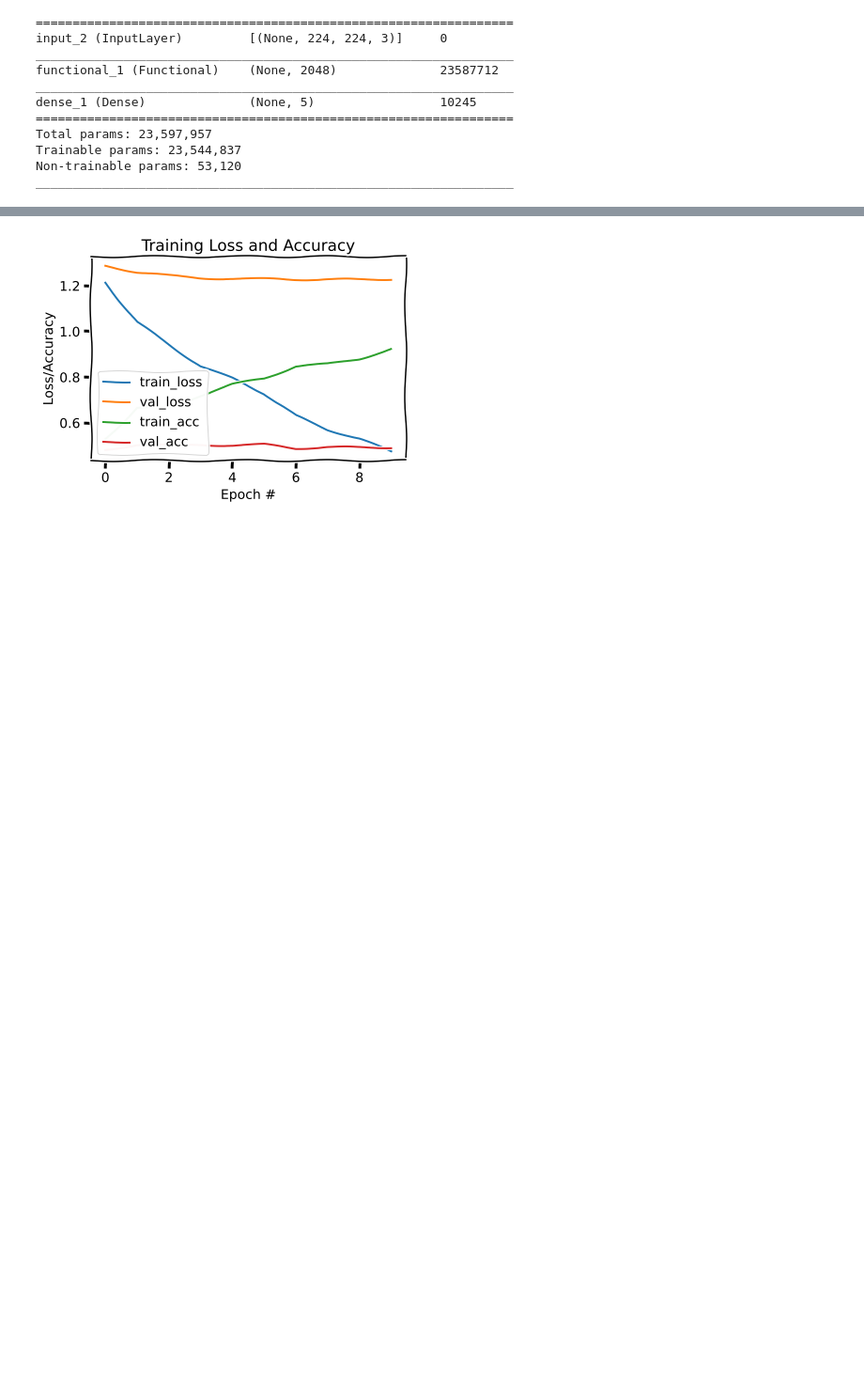
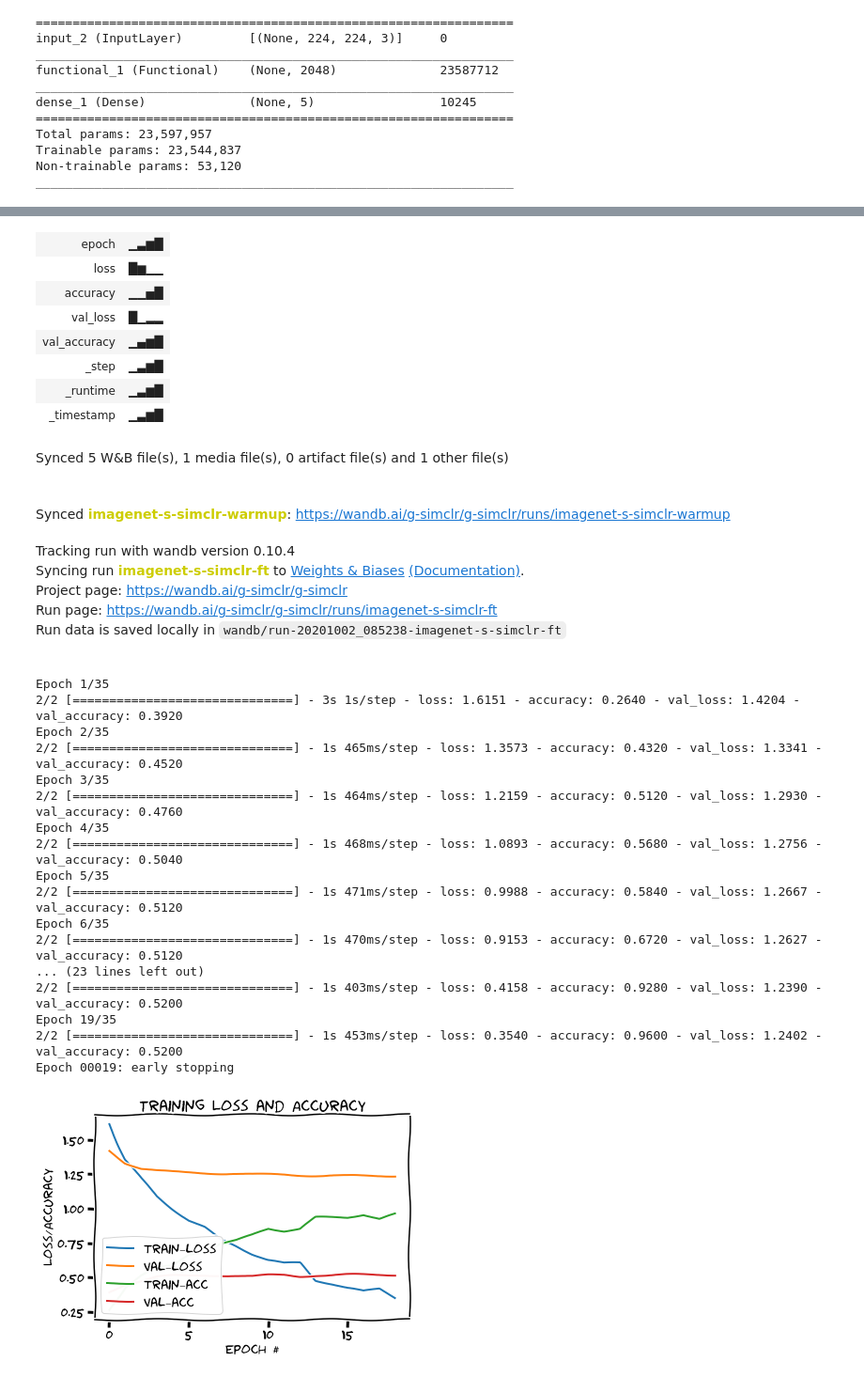
Before and after one commit to ariG23498/G-SimCLR, a Jupyter notebook: Imagenet_Subset/Vanilla_SimCLR/Fine_tune_10Perc.ipynb, the cells around one changed output, grey strips where cells are left out. Shown at 94% size. Cells and saved outputs as stored; diff of their text form; code cells hidden in the pictures; blank space fills up the shorter version.

Commit message:
Added wandb

```diff
--- a/Imagenet_Subset/Vanilla_SimCLR/Fine_tune_10Perc.ipynb
+++ b/Imagenet_Subset/Vanilla_SimCLR/Fine_tune_10Perc.ipynb
@@ -207,6 +224,7 @@ _________________________________________________________________
 es = tf.keras.callbacks.EarlyStopping(monitor="val_loss", patience=2, verbose=2, restore_best_weights=True)
 # %%
 model = get_training_model()
+wandb.init(entity="g-simclr", project="g-simclr", id="imagenet-s-simclr-warmup")
 
 model.compile(loss="sparse_categorical_crossentropy", metrics=["accuracy"],
                      optimizer='adam')
@@ -215,6 +233,6 @@ history = model.fit(X_train, y_train_enc,
                  validation_data=(X_test, y_test_enc),
                  batch_size=64,
                  epochs=35,
-                 callbacks=[es])
+                 callbacks=[es, WandbCallback()])
 plot_training(history)
 # %% [output]
@@ -259,6 +273,7 @@ Trainable params: 23,544,837
 Non-trainable params: 53,120
 _________________________________________________________________
 # %%
+wandb.init(entity="g-simclr", project="g-simclr", id="imagenet-s-simclr-ft")
 model.compile(loss="sparse_categorical_crossentropy", metrics=["accuracy"],
                      optimizer=tf.keras.optimizers.Adam(1e-5)) # Low learning rate
 
@@ -289 +304,33 @@ Epoch 00010: early stopping
+| epoch | ▁▃▆█ |
+| loss | █▆▁▁ |
+| accuracy | ▁▁▅█ |
+| val_loss | █▁▂▂ |
+| val_accuracy | ▁▄▆█ |
+| _step | ▁▃▆█ |
+| _runtime | ▁▃▆█ |
+| _timestamp | ▁▃▆█ |
+Synced 5 W&B file(s), 1 media file(s), 0 artifact file(s) and 1 other file(s)
+Synced imagenet-s-simclr-warmup: https://wandb.ai/g-simclr/g-simclr/runs/imagenet-s-simclr-warmup
+Tracking run with wandb version 0.10.4
+Syncing run imagenet-s-simclr-ft to Weights & Biases (Documentation).
+Project page: https://wandb.ai/g-simclr/g-simclr
+Run page: https://wandb.ai/g-simclr/g-simclr/runs/imagenet-s-simclr-ft
+Run data is saved locally in wandb/run-20201002_085238-imagenet-s-simclr-ft
+Epoch 1/35
+2/2 [==============================] - 3s 1s/step - loss: 1.6151 - accuracy: 0.2640 - val_loss: 1.4204 - val_accuracy: 0.3920
+Epoch 2/35
+2/2 [==============================] - 1s 465ms/step - loss: 1.3573 - accuracy: 0.4320 - val_loss: 1.3341 - val_accuracy: 0.4520
+Epoch 3/35
+2/2 [==============================] - 1s 464ms/step - loss: 1.2159 - accuracy: 0.5120 - val_loss: 1.2930 - val_accuracy: 0.4760
+Epoch 4/35
+2/2 [==============================] - 1s 468ms/step - loss: 1.0893 - accuracy: 0.5680 - val_loss: 1.2756 - val_accuracy: 0.5040
+Epoch 5/35
+2/2 [==============================] - 1s 471ms/step - loss: 0.9988 - accuracy: 0.5840 - val_loss: 1.2667 - val_accuracy: 0.5120
+Epoch 6/35
+2/2 [==============================] - 1s 470ms/step - loss: 0.9153 - accuracy: 0.6720 - val_loss: 1.2627 - val_accuracy: 0.5120
+... (23 lines left out)
+2/2 [==============================] - 1s 403ms/step - loss: 0.4158 - accuracy: 0.9280 - val_loss: 1.2390 - val_accuracy: 0.5200
+Epoch 19/35
+2/2 [==============================] - 1s 453ms/step - loss: 0.3540 - accuracy: 0.9600 - val_loss: 1.2402 - val_accuracy: 0.5200
+Epoch 00019: early stopping
-[figure, old version]
+[figure, new version]
```
Also changed, not shown: parts of 9 cells of this notebook.
